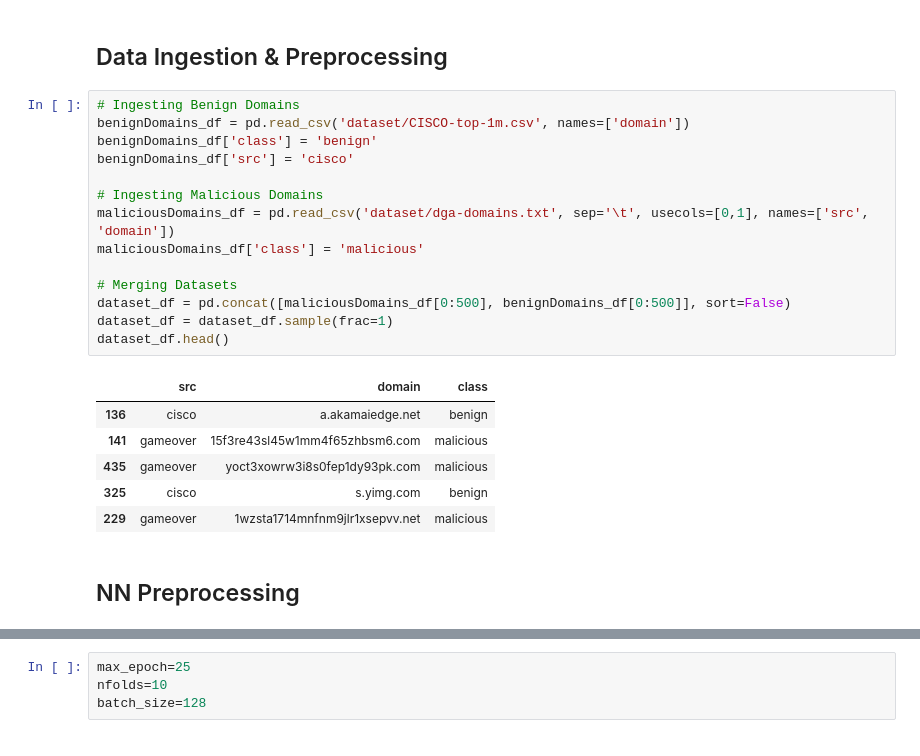
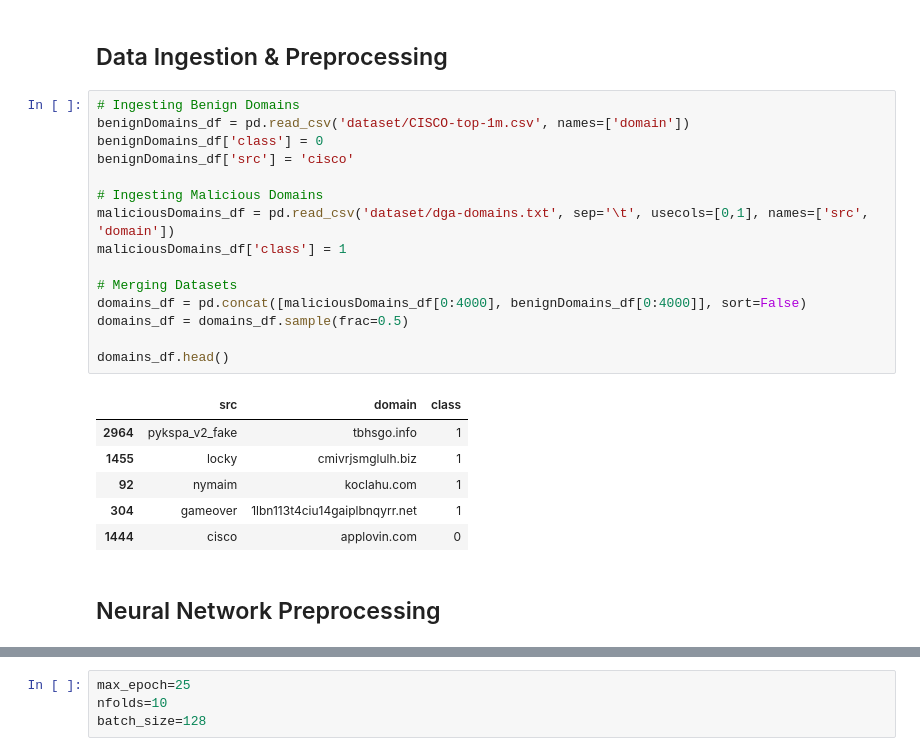
Before and after one commit to pjabes/detection-notebooks, a Jupyter notebook: DNS/dga.ipynb, the cells around one changed output, grey strips where cells are left out. Drawn from its saved outputs; the diff is of its cells as text.

```diff
--- a/DNS/dga.ipynb
+++ b/DNS/dga.ipynb
@@ -66,23 +68,24 @@ from sklearn.model_selection import train_test_split
 # %%
 # Ingesting Benign Domains
 benignDomains_df = pd.read_csv('dataset/CISCO-top-1m.csv', names=['domain'])
-benignDomains_df['class'] = 'benign'
+benignDomains_df['class'] = 0
 benignDomains_df['src'] = 'cisco'
 
 # Ingesting Malicious Domains
 maliciousDomains_df = pd.read_csv('dataset/dga-domains.txt', sep='\t', usecols=[0,1], names=['src', 'domain'])
-maliciousDomains_df['class'] = 'malicious'
+maliciousDomains_df['class'] = 1
 
 # Merging Datasets
-dataset_df = pd.concat([maliciousDomains_df[0:500], benignDomains_df[0:500]], sort=False)
-dataset_df = dataset_df.sample(frac=1)
-dataset_df.head()
+domains_df = pd.concat([maliciousDomains_df[0:4000], benignDomains_df[0:4000]], sort=False)
+domains_df = domains_df.sample(frac=0.5)
+
+domains_df.head()
 # %% [output]
 |  | src | domain | class |
-| 136 | cisco | a.akamaiedge.net | benign |
-| 141 | gameover | 15f3re43sl45w1mm4f65zhbsm6.com | malicious |
-| 435 | gameover | yoct3xowrw3i8s0fep1dy93pk.com | malicious |
-| 325 | cisco | s.yimg.com | benign |
-| 229 | gameover | 1wzsta1714mnfnm9jlr1xsepvv.net | malicious |
+| 2964 | pykspa_v2_fake | tbhsgo.info | 1 |
+| 1455 | locky | cmivrjsmglulh.biz | 1 |
+| 92 | nymaim | koclahu.com | 1 |
+| 304 | gameover | 1lbn113t4ciu14gaiplbnqyrr.net | 1 |
+| 1444 | cisco | applovin.com | 0 |
 # %% [markdown]
-## NN Preprocessing
+## Neural Network Preprocessing
```
Also changed, not shown: parts of 19 cells of this notebook.
